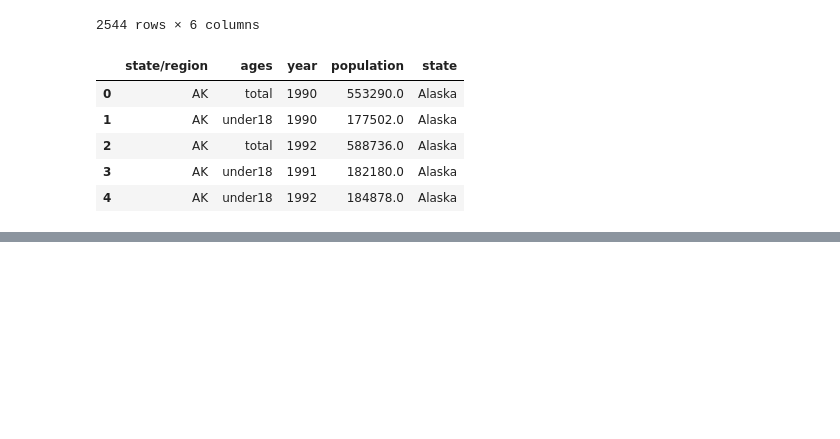
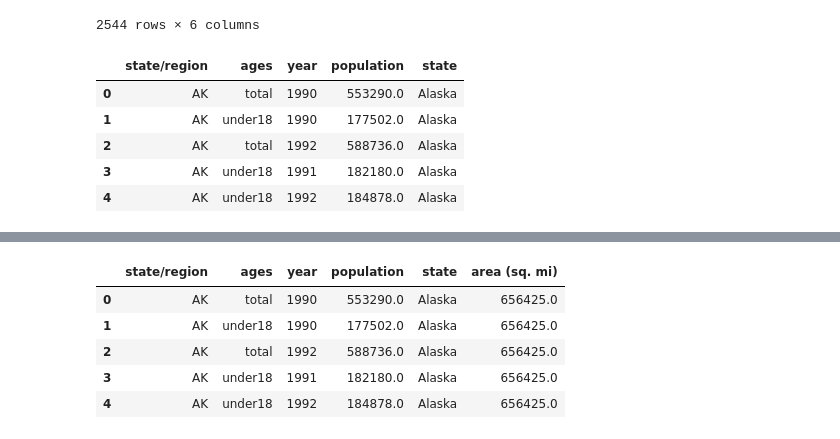
Before and after one commit to khaiwalVikrant/ai_ml_practice, a Jupyter notebook: pandas/Pandas_Exercise.ipynb, the cells around one changed output, grey strips where cells are left out. Drawn from its saved outputs; the diff is of its cells as text; code cells hidden in the pictures; blank space fills up the shorter version.

```diff
--- a/pandas/Pandas_Exercise.ipynb
+++ b/pandas/Pandas_Exercise.ipynb
@@ -737,0 +774,4 @@ merge_pop_abbr.head()
+# %%
+merge_pop_abbr.loc[merge_pop_abbr['state/region'] == 'PR', 'state'] = 'Purto Rico'
+# %%
+merge_pop_abbr.loc[merge_pop_abbr['state/region'] == 'USA', 'state'] = 'United States'
@@ -737,0 +798,10 @@ merge_pop_abbr.head()
+# %%
+final = pd.merge(merge_pop_abbr, area, how='left', on='state')
+final.head()
+# %% [output]
+|  | state/region | ages | year | population | state | area (sq. mi) |
+| 0 | AK | total | 1990 | 553290.0 | Alaska | 656425.0 |
+| 1 | AK | under18 | 1990 | 177502.0 | Alaska | 656425.0 |
+| 2 | AK | total | 1992 | 588736.0 | Alaska | 656425.0 |
+| 3 | AK | under18 | 1991 | 182180.0 | Alaska | 656425.0 |
+| 4 | AK | under18 | 1992 | 184878.0 | Alaska | 656425.0 |
```
Also changed, not shown: parts of 36 cells of this notebook, 3 other files.
